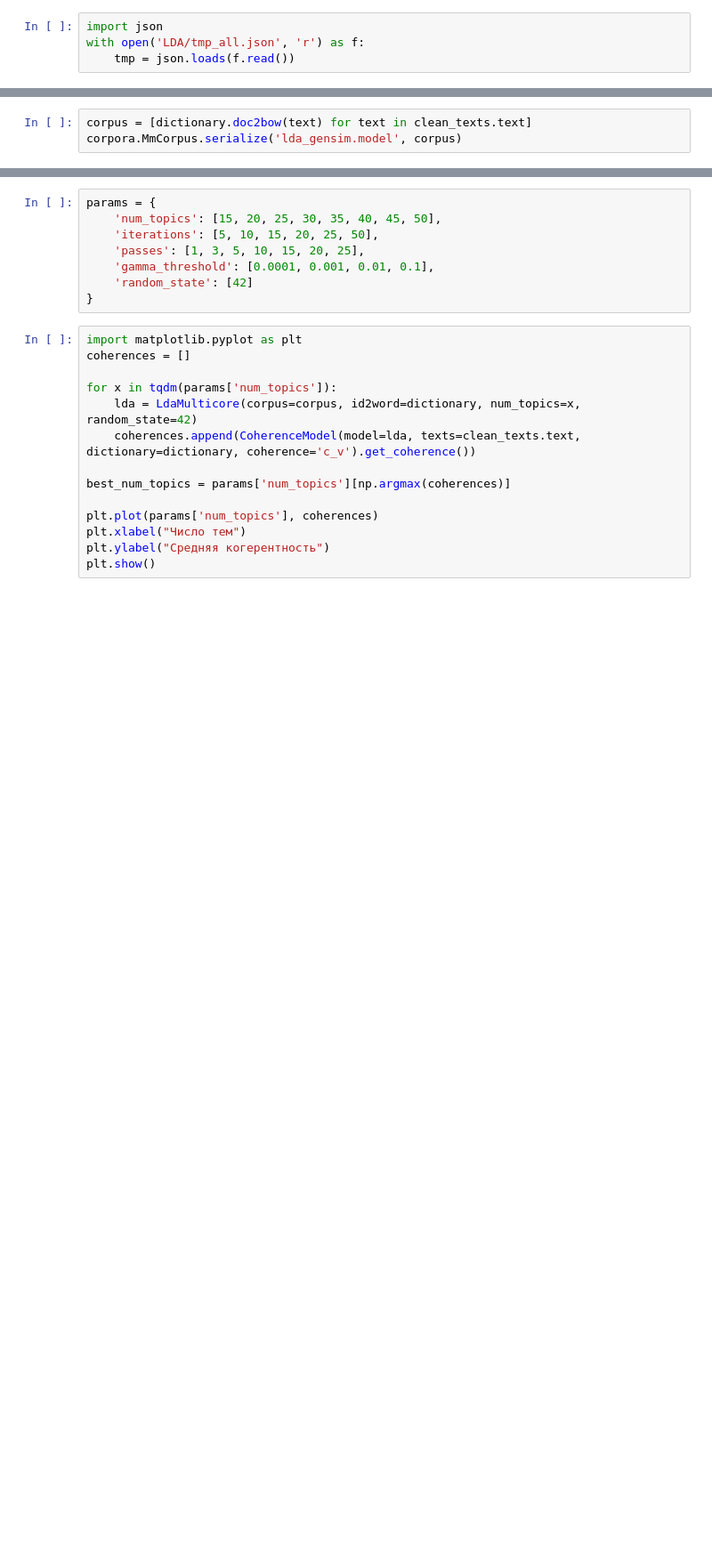
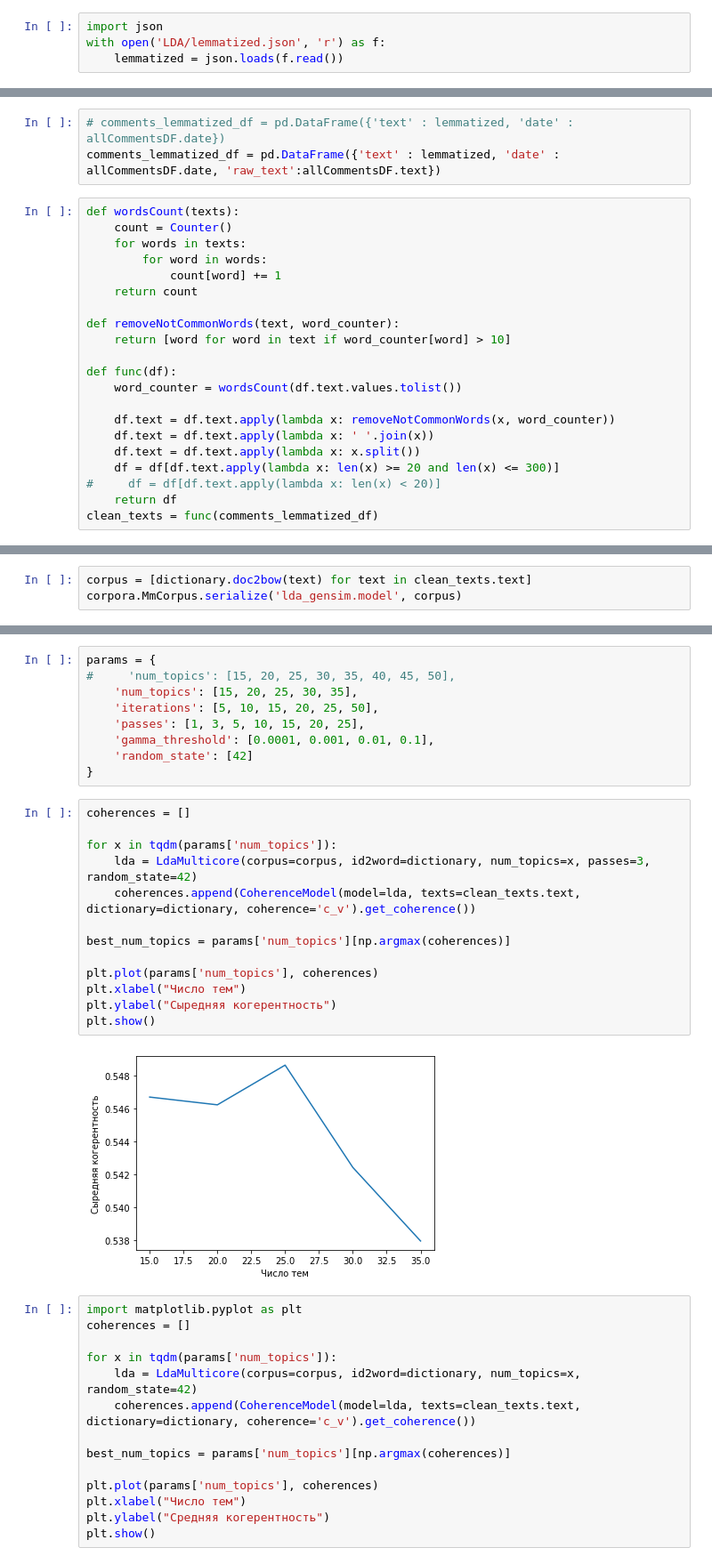
Before and after one commit to mschelushkin/covid-vk, a Jupyter notebook: LDA_model.ipynb, the cells around one changed output, grey strips where cells are left out. Shown at 89% size. Saved outputs shown, nothing was run; the diff lists cells and outputs as text; blank space fills up the shorter version.

```diff
--- a/LDA_model.ipynb
+++ b/LDA_model.ipynb
@@ -109,4 +105,4 @@ with open('LDA/tmp_all.json', 'w') as f:
 # %%
 import json
-with open('LDA/tmp_all.json', 'r') as f:
-    tmp = json.loads(f.read())
+with open('LDA/lemmatized.json', 'r') as f:
+    lemmatized = json.loads(f.read())
@@ -115,3 +109,27 @@ comments_lemmatized_df = pd.DataFrame({'text' : tmp, 'date' : allCommentsDF.date
+# %%
+# comments_lemmatized_df = pd.DataFrame({'text' : lemmatized, 'date' : allCommentsDF.date})
+comments_lemmatized_df = pd.DataFrame({'text' : lemmatized, 'date' : allCommentsDF.date, 'raw_text':allCommentsDF.text})
+# %%
+def wordsCount(texts):
+    count = Counter()
+    for words in texts:
+        for word in words:
+            count[word] += 1
+    return count
+
+def removeNotCommonWords(text, word_counter):
+    return [word for word in text if word_counter[word] > 10]
+
+def func(df):
+    word_counter = wordsCount(df.text.values.tolist())
+
+    df.text = df.text.apply(lambda x: removeNotCommonWords(x, word_counter))
+    df.text = df.text.apply(lambda x: ' '.join(x))
+    df.text = df.text.apply(lambda x: x.split())
+    df = df[df.text.apply(lambda x: len(x) >= 20 and len(x) <= 300)]
+#     df = df[df.text.apply(lambda x: len(x) < 20)]
+    return df
+clean_texts = func(comments_lemmatized_df)
 # %%
 def wordsCount(texts):
     count = Counter()
@@ -160,11 +180,27 @@ corpora.MmCorpus.serialize('lda_gensim.model', corpus)
 # %%
 params = {
-    'num_topics': [15, 20, 25, 30, 35, 40, 45, 50],
+#     'num_topics': [15, 20, 25, 30, 35, 40, 45, 50],
+    'num_topics': [15, 20, 25, 30, 35],
     'iterations': [5, 10, 15, 20, 25, 50],
     'passes': [1, 3, 5, 10, 15, 20, 25],
     'gamma_threshold': [0.0001, 0.001, 0.01, 0.1],
     'random_state': [42]
 }
+# %%
+coherences = []
+
+for x in tqdm(params['num_topics']):
+    lda = LdaMulticore(corpus=corpus, id2word=dictionary, num_topics=x, passes=3, random_state=42)
+    coherences.append(CoherenceModel(model=lda, texts=clean_texts.text, dictionary=dictionary, coherence='c_v').get_coherence())
+
+best_num_topics = params['num_topics'][np.argmax(coherences)]
+
+plt.plot(params['num_topics'], coherences)
+plt.xlabel("Число тем")
+plt.ylabel("Сыредняя когерентность")
+plt.show()
+# %% [output]
+[figure, added]
 # %%
 import matplotlib.pyplot as plt
 coherences = []
```
Also changed, not shown: parts of 27 cells of this notebook, 58 other files.
